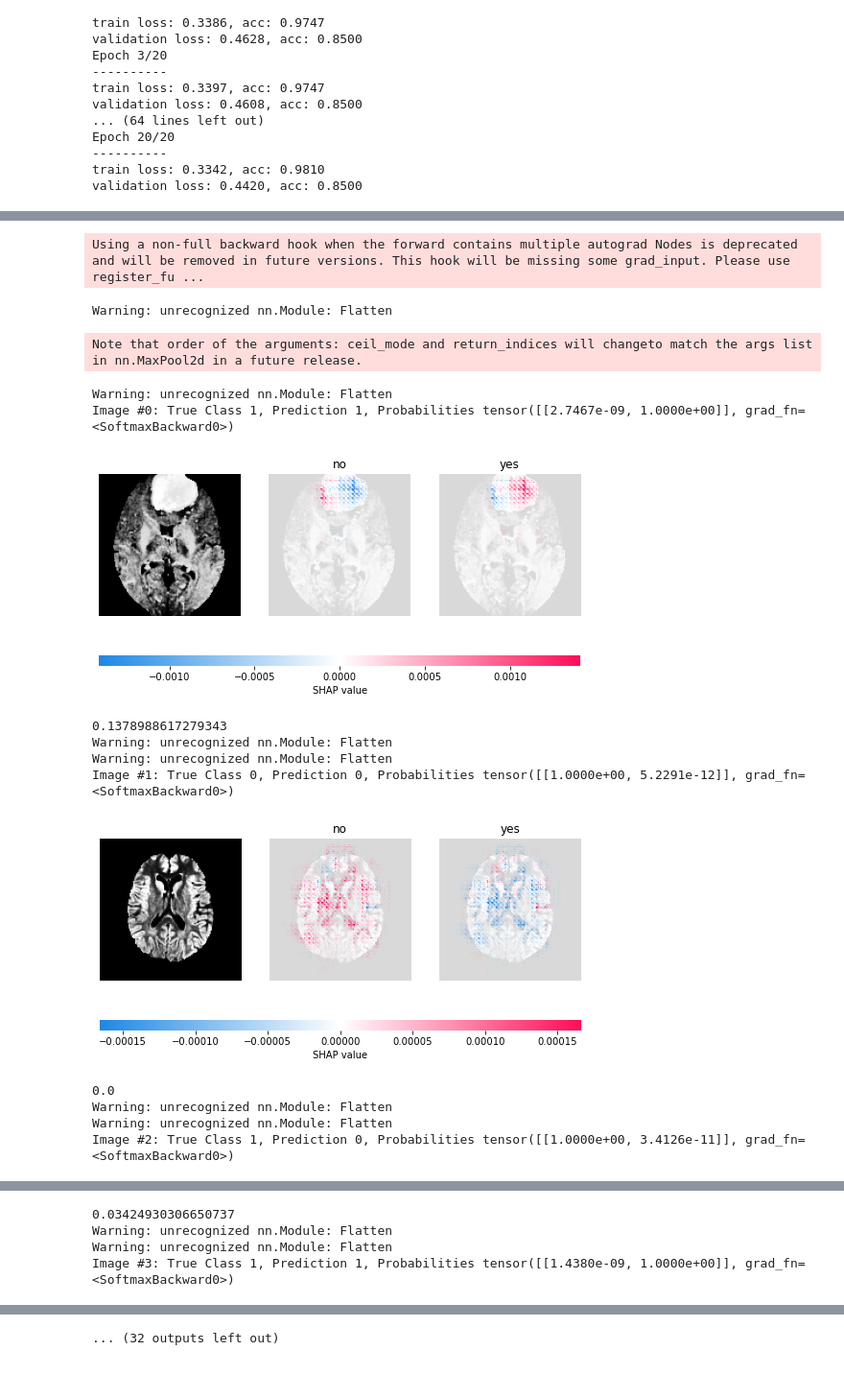
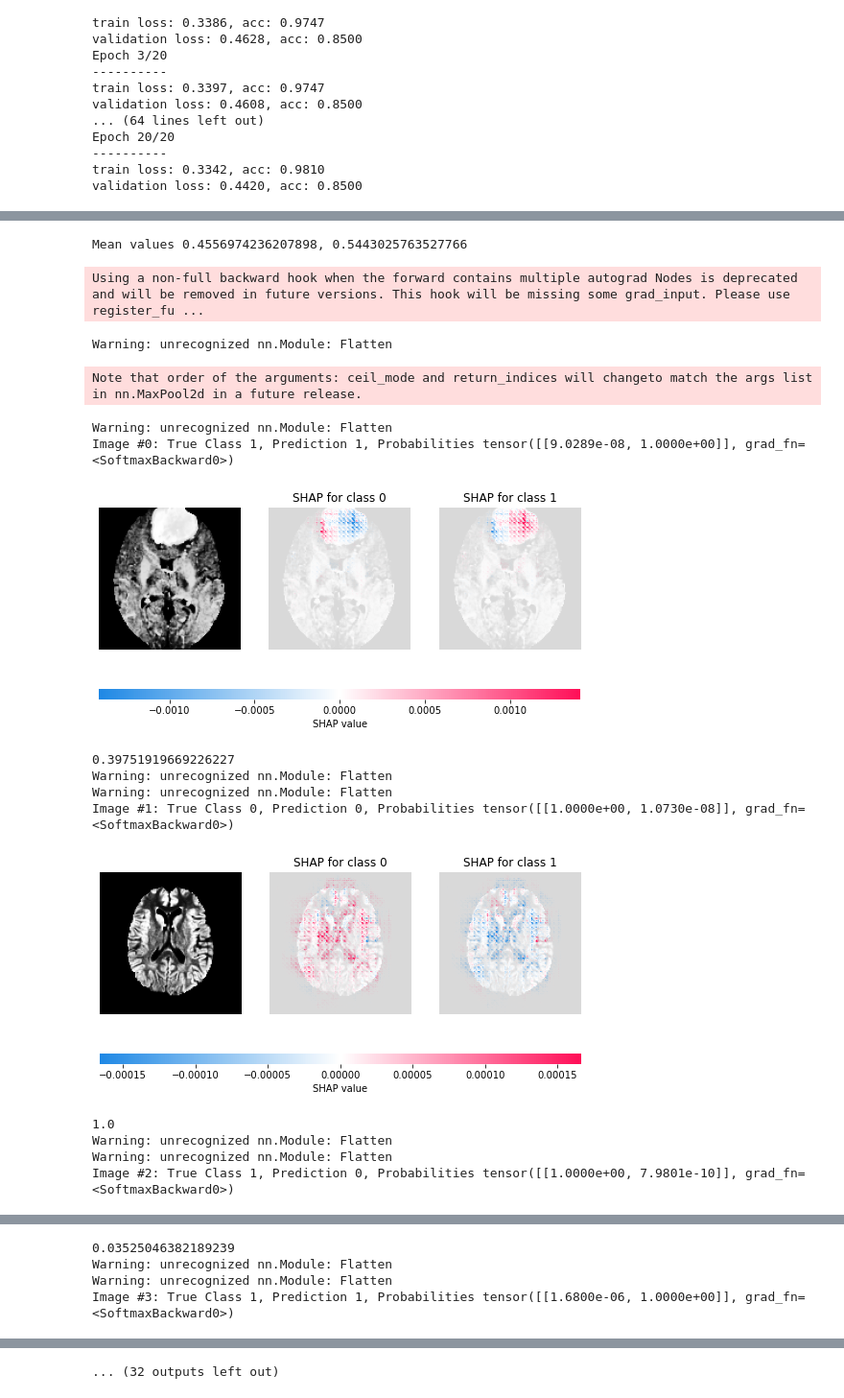
Before and after one commit to JohanLokna/helper, a Jupyter notebook: CNN_TransferLearning.ipynb, the cells around one changed output, grey strips where cells are left out. Shown at 96% size. Drawn from its saved outputs; the diff is of its cells as text; code cells hidden in the pictures.

```diff
--- a/CNN_TransferLearning.ipynb
+++ b/CNN_TransferLearning.ipynb
@@ -345,33 +259,48 @@ Mean values 0.4556974236207898, 0.5443025763527766
+# %%
+# Deep Explainer
+bg = [i for i,j in train_dataset]
+bg = torch.stack(bg)
+e = shap.DeepExplainer(transfer_model, bg)
+outs = []
+for i in bg:
+    pred, out = predict(transfer_model,i)
+    outs.append((out[0][0].item(), out[0][1].item()))
+print(f"Mean values {np.mean([i for i,j in outs])}, {np.mean([j for i,j in outs])}")
+# %% [output]
+Mean values 0.4556974236207898, 0.5443025763527766
 # %%
 ious = []
 for i, (image,mask,target) in enumerate(test_dataset):
     image = image.reshape((1,1,128,128))
-    pred, out = predict(transfer_model,image)
+    pred, out = predict(model,image)
 
     shap_values = e.shap_values(image)
     shap_numpy = [np.swapaxes(np.swapaxes(s, 1, -1), 1, 2) for s in shap_values]
     test_numpy = np.swapaxes(np.swapaxes(image.cpu().numpy(), 1, -1), 1, 2)
     print(f"Image #{i}: True Class {target}, Prediction {pred}, Probabilities {out}")
-    shap.image_plot(shap_numpy, test_numpy, labels = ["no","yes"])
+    shap.image_plot(shap_numpy, test_numpy, labels = ["SHAP for class 0","SHAP for class 1"])
 
     predicted_mask = np.copy(shap_values[1].reshape(128,128))
     mask = mask.numpy().reshape((128,128))
-    iou = utils.evaluate_interpretability(predicted_mask, mask)
+    pixels = int(np.sum(mask.flatten()))
+    iou = utils.evaluate_interpretability(predicted_mask, mask,pixels)
     print(iou)
-    ious.append(iou)
+    if target == 1:
+        ious.append(iou)
+print(f"Mean IOU: {np.mean(ious)}")
 # %% [output]
 Using a non-full backward hook when the forward contains multiple autograd Nodes is deprecated and will be removed in future versions. This hook will be missing some grad_input. Please use register_fu ...
 Warning: unrecognized nn.Module: Flatten
 Note that order of the arguments: ceil_mode and return_indices will changeto match the args list in nn.MaxPool2d in a future release.
 Warning: unrecognized nn.Module: Flatten
-Image #0: True Class 1, Prediction 1, Probabilities tensor([[2.7467e-09, 1.0000e+00]], grad_fn=<SoftmaxBackward0>)
+Image #0: True Class 1, Prediction 1, Probabilities tensor([[9.0289e-08, 1.0000e+00]], grad_fn=<SoftmaxBackward0>)
-[figure, old version]
+[figure, new version]
-0.1378988617279343
+0.39751919669226227
 Warning: unrecognized nn.Module: Flatten
 Warning: unrecognized nn.Module: Flatten
-Image #1: True Class 0, Prediction 0, Probabilities tensor([[1.0000e+00, 5.2291e-12]], grad_fn=<SoftmaxBackward0>)
+Image #1: True Class 0, Prediction 0, Probabilities tensor([[1.0000e+00, 1.0730e-08]], grad_fn=<SoftmaxBackward0>)
-[figure, old version]
+[figure, new version]
-0.0
+1.0
 Warning: unrecognized nn.Module: Flatten
 Warning: unrecognized nn.Module: Flatten
-Image #2: True Class 1, Prediction 0, Probabilities tensor([[1.0000e+00, 3.4126e-11]], grad_fn=<SoftmaxBackward0>)
+Image #2: True Class 1, Prediction 0, Probabilities tensor([[1.0000e+00, 7.9801e-10]], grad_fn=<SoftmaxBackward0>)
@@ -379,4 +308,4 @@ Image #2: True Class 1, Prediction 0, Probabilities tensor([[1.0000e+00, 3.4126e
-0.03424930306650737
+0.03525046382189239
 Warning: unrecognized nn.Module: Flatten
 Warning: unrecognized nn.Module: Flatten
-Image #3: True Class 1, Prediction 1, Probabilities tensor([[1.4380e-09, 1.0000e+00]], grad_fn=<SoftmaxBackward0>)
+Image #3: True Class 1, Prediction 1, Probabilities tensor([[1.6800e-06, 1.0000e+00]], grad_fn=<SoftmaxBackward0>)
```
Also changed, not shown: parts of 25 cells of this notebook.
